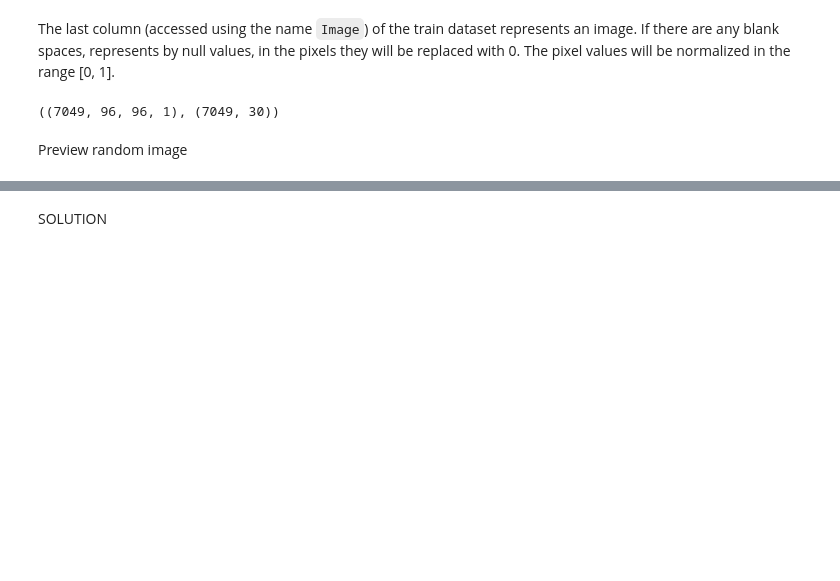
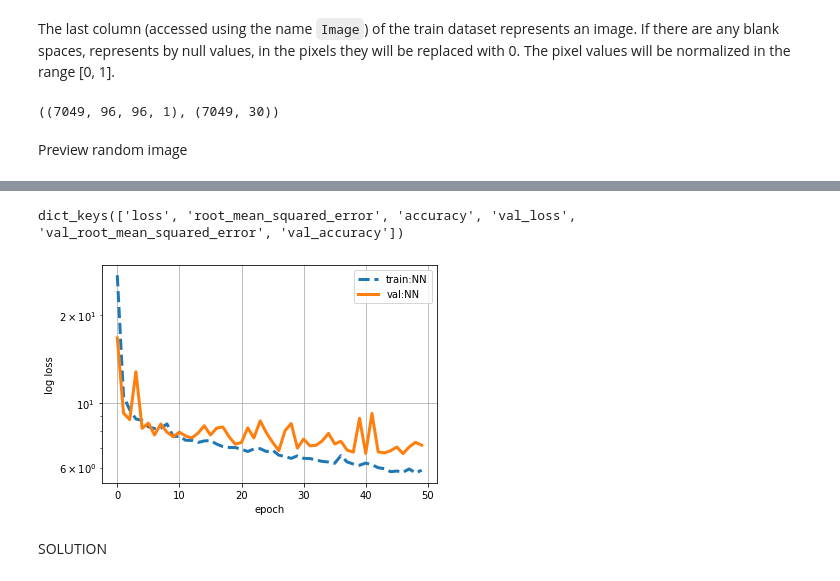
Before and after one commit to mdodovic/Facial-Keypoints-Detection, a Jupyter notebook: keypoints_detector.ipynb, the cells around one changed output, grey strips where cells are left out. Saved outputs shown, nothing was run; the diff lists cells and outputs as text; code cells hidden in the pictures; blank space fills up the shorter version.

```diff
--- a/keypoints_detector.ipynb
+++ b/keypoints_detector.ipynb
@@ -152,0 +245,5 @@ plt.show()
+# %%
+model.compile(optimizer='Adam',  metrics=[RootMeanSquaredError(), 'accuracy'], loss='mae')
+# %%
+%%time
+history_nn = model.fit(images, labels, epochs=50, batch_size=32, shuffle=True, validation_split=0.2)
@@ -153,3 +255,23 @@ plt.show()
+# %%
+print(history_nn.history.keys())
+# %% [output]
+dict_keys(['loss', 'root_mean_squared_error', 'accuracy', 'val_loss', 'val_root_mean_squared_error', 'val_accuracy'])
+# %%
+def plot_loss(model_history, model_name, plt):
+    loss = model_history['loss']
+    val_loss = model_history['val_loss']
+    plt.plot(loss, "--", linewidth=3, label="train:" + model_name)
+    plt.plot(val_loss, linewidth=3, label="val:" + model_name)
+    plt.legend()
+    plt.grid()
+    plt.yscale("log")
+    plt.xlabel("epoch")
+    plt.ylabel("log loss")
+    plt.show()
+
+plot_loss(history_nn.history,"NN",plt)
+# %% [output]
+[figure, added]
 # %% [markdown]
 SOLUTION
 # %%
```
Also changed, not shown: parts of 12 cells of this notebook.
